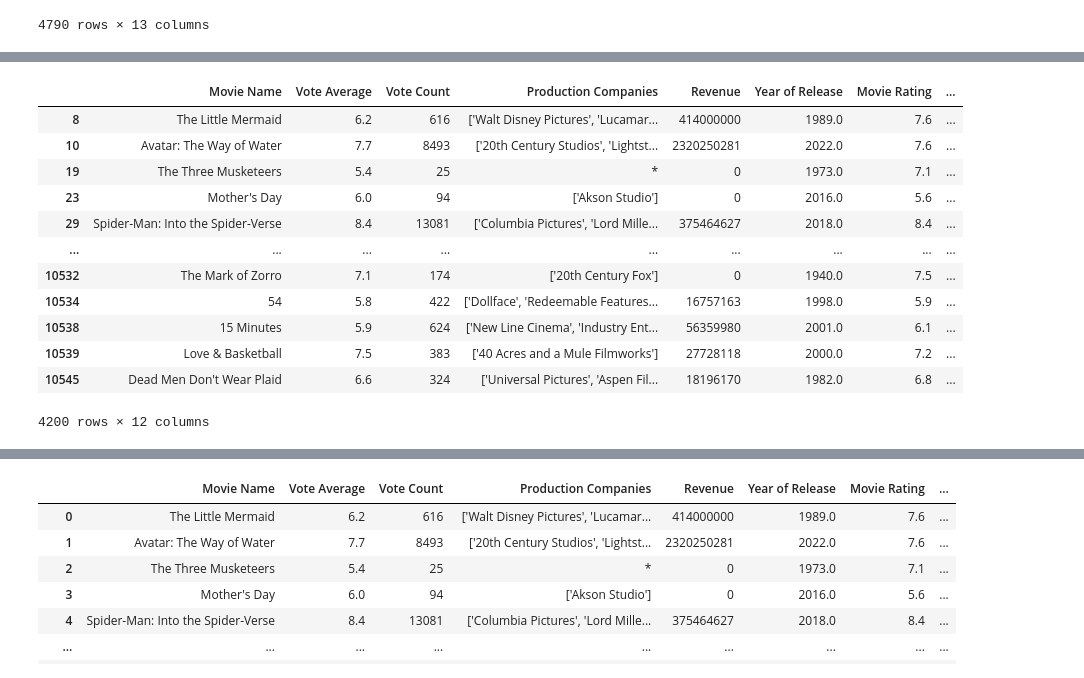
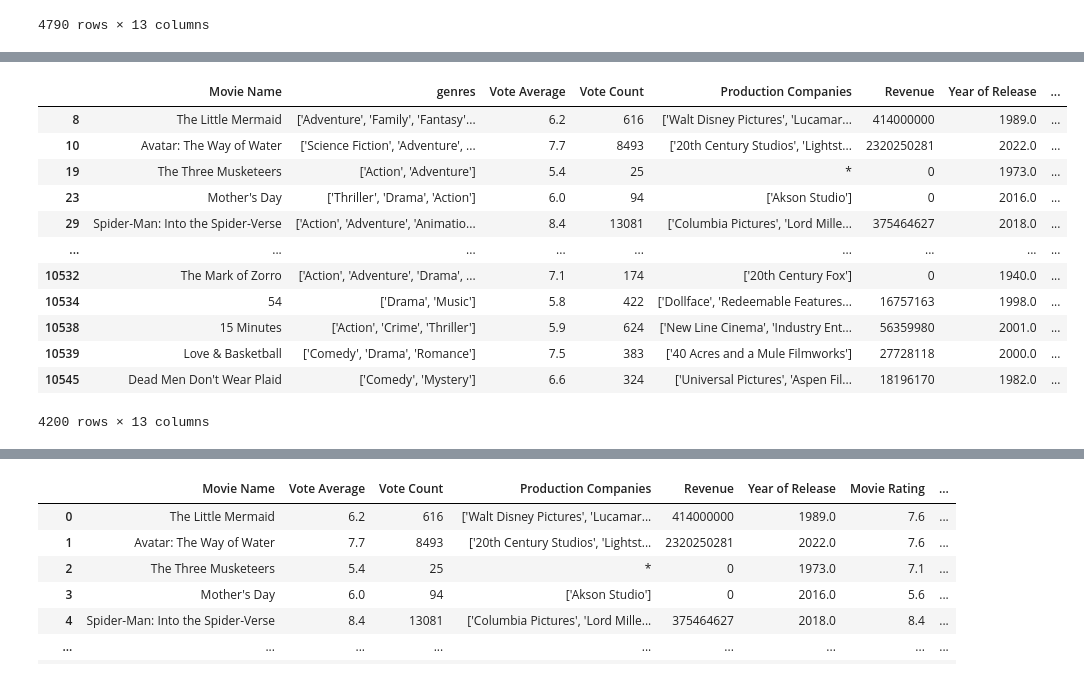
Before and after one commit to rackhamsauer/Project-1, a Jupyter notebook: Clean Dataset.ipynb, the cells around one changed output, grey strips where cells are left out. Saved outputs shown, nothing was run; the diff lists cells and outputs as text; code cells hidden in the pictures.

```diff
--- a/Clean Dataset.ipynb
+++ b/Clean Dataset.ipynb
@@ -188,21 +188,21 @@ clean_df
 # %%
 clean_df = clean_df.rename(columns={"vote_average": "Vote Average",
                                    "vote_count": "Vote Count",
                                    "production_companies": "Production Companies",
                                    "revenue": "Revenue"})
-del clean_df["Genres"]
+
 clean_df
 # %% [output]
-|  | Movie Name | Vote Average | Vote Count | Production Companies | Revenue | Year of Release | Movie Rating | ... |
-| 8 | The Little Mermaid | 6.2 | 616 | ['Walt Disney Pictures', 'Lucamar... | 414000000 | 1989.0 | 7.6 | ... |
-| 10 | Avatar: The Way of Water | 7.7 | 8493 | ['20th Century Studios', 'Lightst... | 2320250281 | 2022.0 | 7.6 | ... |
-| 19 | The Three Musketeers | 5.4 | 25 | * | 0 | 1973.0 | 7.1 | ... |
-| 23 | Mother's Day | 6.0 | 94 | ['Akson Studio'] | 0 | 2016.0 | 5.6 | ... |
-| 29 | Spider-Man: Into the Spider-Verse | 8.4 | 13081 | ['Columbia Pictures', 'Lord Mille... | 375464627 | 2018.0 | 8.4 | ... |
+|  | Movie Name | genres | Vote Average | Vote Count | Production Companies | Revenue | Year of Release | ... |
+| 8 | The Little Mermaid | ['Adventure', 'Family', 'Fantasy'... | 6.2 | 616 | ['Walt Disney Pictures', 'Lucamar... | 414000000 | 1989.0 | ... |
+| 10 | Avatar: The Way of Water | ['Science Fiction', 'Adventure', ... | 7.7 | 8493 | ['20th Century Studios', 'Lightst... | 2320250281 | 2022.0 | ... |
+| 19 | The Three Musketeers | ['Action', 'Adventure'] | 5.4 | 25 | * | 0 | 1973.0 | ... |
+| 23 | Mother's Day | ['Thriller', 'Drama', 'Action'] | 6.0 | 94 | ['Akson Studio'] | 0 | 2016.0 | ... |
+| 29 | Spider-Man: Into the Spider-Verse | ['Action', 'Adventure', 'Animatio... | 8.4 | 13081 | ['Columbia Pictures', 'Lord Mille... | 375464627 | 2018.0 | ... |
 | ... | ... | ... | ... | ... | ... | ... | ... | ... |
-| 10532 | The Mark of Zorro | 7.1 | 174 | ['20th Century Fox'] | 0 | 1940.0 | 7.5 | ... |
-| 10534 | 54 | 5.8 | 422 | ['Dollface', 'Redeemable Features... | 16757163 | 1998.0 | 5.9 | ... |
-| 10538 | 15 Minutes | 5.9 | 624 | ['New Line Cinema', 'Industry Ent... | 56359980 | 2001.0 | 6.1 | ... |
-| 10539 | Love & Basketball | 7.5 | 383 | ['40 Acres and a Mule Filmworks'] | 27728118 | 2000.0 | 7.2 | ... |
-| 10545 | Dead Men Don't Wear Plaid | 6.6 | 324 | ['Universal Pictures', 'Aspen Fil... | 18196170 | 1982.0 | 6.8 | ... |
+| 10532 | The Mark of Zorro | ['Action', 'Adventure', 'Drama', ... | 7.1 | 174 | ['20th Century Fox'] | 0 | 1940.0 | ... |
+| 10534 | 54 | ['Drama', 'Music'] | 5.8 | 422 | ['Dollface', 'Redeemable Features... | 16757163 | 1998.0 | ... |
+| 10538 | 15 Minutes | ['Action', 'Crime', 'Thriller'] | 5.9 | 624 | ['New Line Cinema', 'Industry Ent... | 56359980 | 2001.0 | ... |
+| 10539 | Love & Basketball | ['Comedy', 'Drama', 'Romance'] | 7.5 | 383 | ['40 Acres and a Mule Filmworks'] | 27728118 | 2000.0 | ... |
+| 10545 | Dead Men Don't Wear Plaid | ['Comedy', 'Mystery'] | 6.6 | 324 | ['Universal Pictures', 'Aspen Fil... | 18196170 | 1982.0 | ... |
-4200 rows × 12 columns
+4200 rows × 13 columns
```
Also changed, not shown: parts of 3 cells of this notebook, 2 other files.
